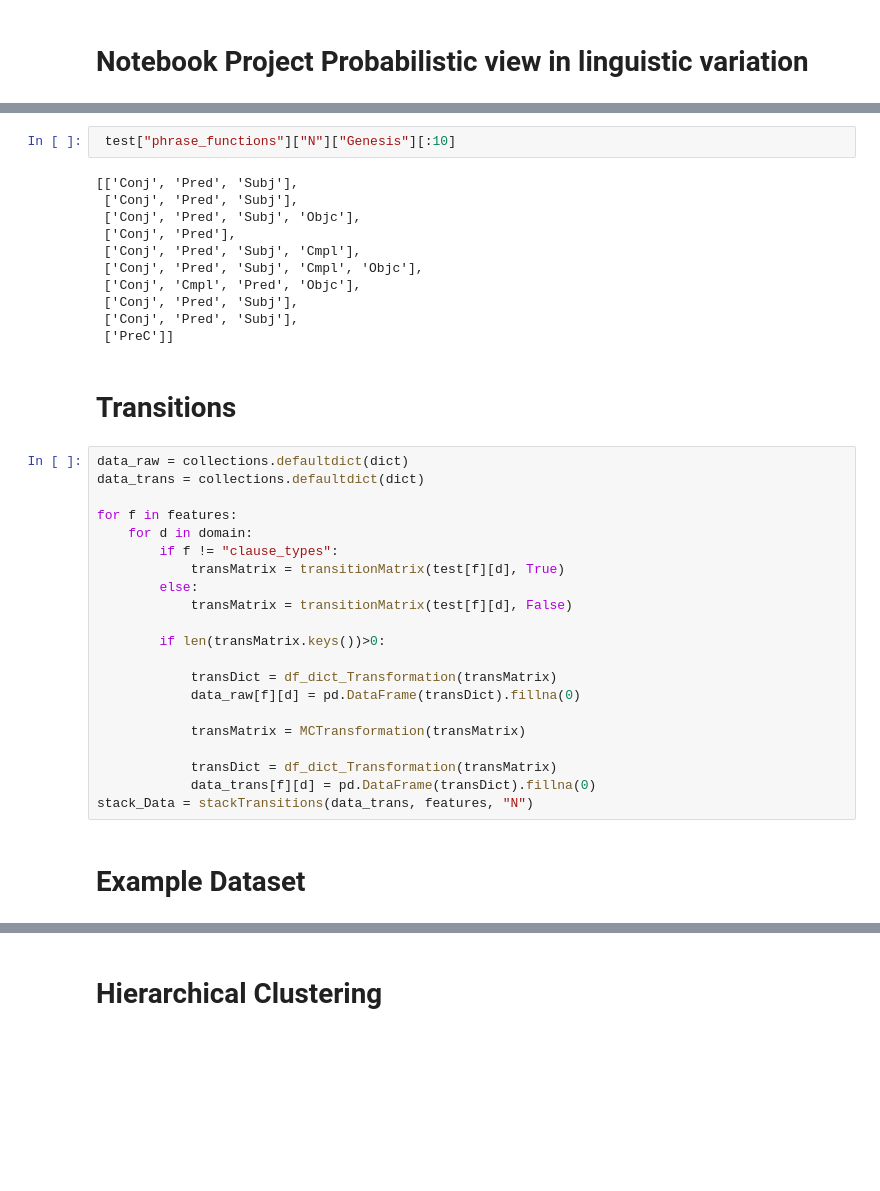
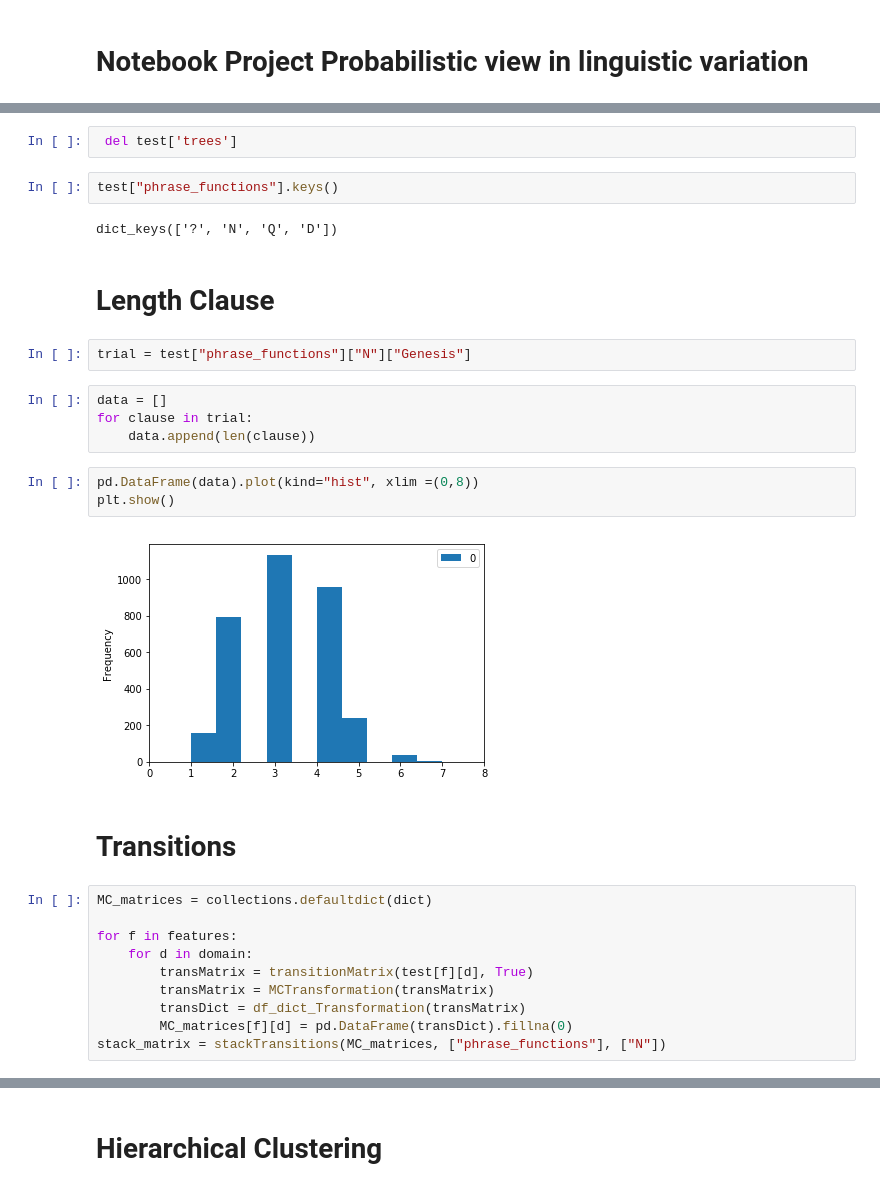
Before and after one commit to ETCBC/Probabilistic_Language_Change, a Jupyter notebook: etienne_NB/Testing Etienne.ipynb, the cells around one changed output, grey strips where cells are left out. Drawn from its saved outputs; the diff is of its cells as text; blank space fills up the shorter version.

```diff
--- a/etienne_NB/Testing Etienne.ipynb
+++ b/etienne_NB/Testing Etienne.ipynb
@@ -17,40 +22,33 @@ test = get_data(books=["sbh","lbh"])#
 features = {'clause_types', 'phrase_functions', 'phrase_types', 'word_pos'}
 domain = {'N', 'Q', 'D'}
+# %%
+ del test['trees']
+# %%
+test["phrase_functions"].keys()
+# %% [output]
+dict_keys(['?', 'N', 'Q', 'D'])
+# %% [markdown]
+# Length Clause
 # %%
- test["phrase_functions"]["N"]["Genesis"][:10]
+trial = test["phrase_functions"]["N"]["Genesis"]
-# %% [output]
-[['Conj', 'Pred', 'Subj'],
- ['Conj', 'Pred', 'Subj'],
- ['Conj', 'Pred', 'Subj', 'Objc'],
- ['Conj', 'Pred'],
- ['Conj', 'Pred', 'Subj', 'Cmpl'],
- ['Conj', 'Pred', 'Subj', 'Cmpl', 'Objc'],
- ['Conj', 'Cmpl', 'Pred', 'Objc'],
- ['Conj', 'Pred', 'Subj'],
- ['Conj', 'Pred', 'Subj'],
- ['PreC']]
+# %%
+data = []
+for clause in trial:
+    data.append(len(clause))
+# %%
+pd.DataFrame(data).plot(kind="hist", xlim =(0,8))
+plt.show()
+# %% [output]
+[figure, added]
 # %% [markdown]
 # Transitions
 # %%
-data_raw = collections.defaultdict(dict)
-data_trans = collections.defaultdict(dict)
+MC_matrices = collections.defaultdict(dict)
 
 for f in features:
     for d in domain:
-        if f != "clause_types":
-            transMatrix = transitionMatrix(test[f][d], True)
-        else:
-            transMatrix = transitionMatrix(test[f][d], False)
-
-        if len(transMatrix.keys())>0:
-
-            transDict = df_dict_Transformation(transMatrix)
-            data_raw[f][d] = pd.DataFrame(transDict).fillna(0)
-
-            transMatrix = MCTransformation(transMatrix)
-
-            transDict = df_dict_Transformation(transMatrix)
-            data_trans[f][d] = pd.DataFrame(transDict).fillna(0)
-stack_Data = stackTransitions(data_trans, features, "N")
+        transMatrix = transitionMatrix(test[f][d], True)
+        transMatrix = MCTransformation(transMatrix)
+        transDict = df_dict_Transformation(transMatrix)
+        MC_matrices[f][d] = pd.DataFrame(transDict).fillna(0)
+stack_matrix = stackTransitions(MC_matrices, ["phrase_functions"], ["N"])
-# %% [markdown]
-# Example Dataset
```
Also changed, not shown: parts of 8 cells of this notebook, 4 other files.
